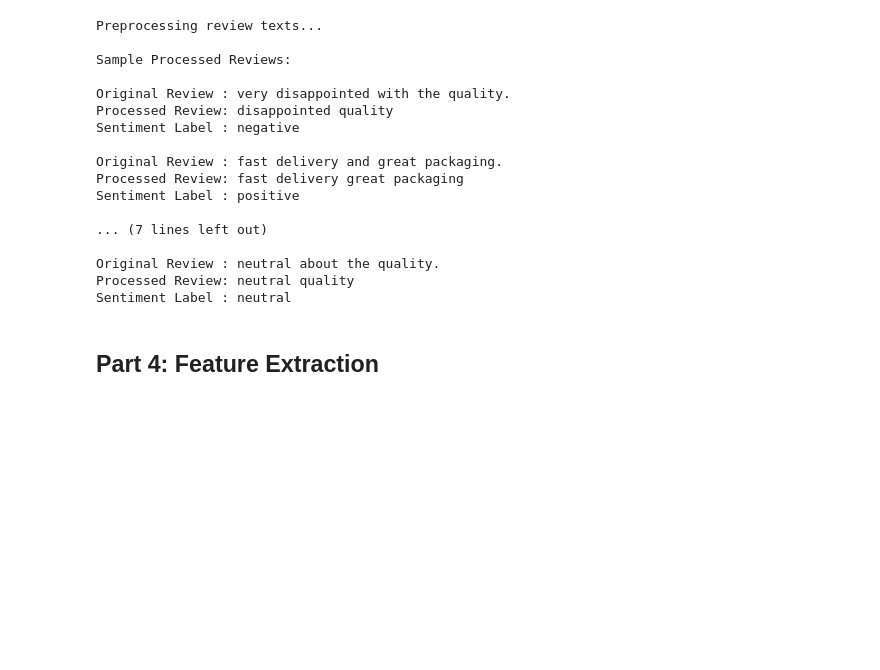
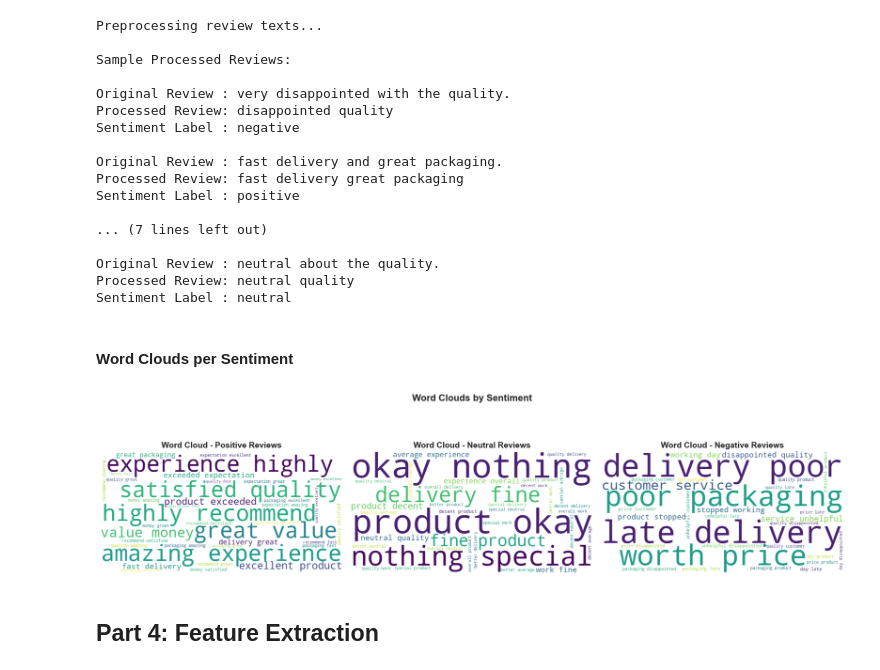
Before and after one commit to samehinttech/sentiment-analysis-customer-reviews, a Jupyter notebook: notebooks/sentiment_analysis.ipynb, the cells around one changed output. Drawn from its saved outputs; the diff is of its cells as text; code cells hidden in the pictures; blank space fills up the shorter version.

Commit message:
feat: add word clouds visualization per sentiment

```diff
--- a/notebooks/sentiment_analysis.ipynb
+++ b/notebooks/sentiment_analysis.ipynb
@@ -410,6 +413,37 @@ Sentiment Label : positive
 Original Review : neutral about the quality.
 Processed Review: neutral quality
 Sentiment Label : neutral
+# %% [markdown]
+#### Word Clouds per Sentiment
+# %%
+# Create word clouds for each sentiment
+sentiments = ['positive', 'neutral', 'negative']
+
+fig, axes = plt.subplots(1, 3, figsize=(18, 5))
+
+for idx, sentiment in enumerate(sentiments):
+    # Get all processed texts for this sentiment
+    text = ' '.join(df[df['sentiment_label'] == sentiment]['processed_text'])
+    # Generate word cloud
+    wordcloud = WordCloud(
+        width=800,
+        height=400,
+        background_color='white',
+        colormap='viridis',
+        max_words=100,
+        random_state=42
+    ).generate(text)
+
+    # Plot word cloud
+    axes[idx].imshow(wordcloud, interpolation='bilinear')
+    axes[idx].set_title(f'Word Cloud - {sentiment.capitalize()} Reviews', fontsize=14, fontweight='bold')
+    axes[idx].axis('off')
+
+plt.suptitle('Word Clouds by Sentiment', fontsize=16, fontweight='bold', y=1.02)
+plt.tight_layout()
+plt.show()
+# %% [output]
+[figure, added]
 # %% [markdown]
 ## Part 4: Feature Extraction
 # %% [markdown]
```
Also changed, not shown: parts of 2 cells of this notebook.
